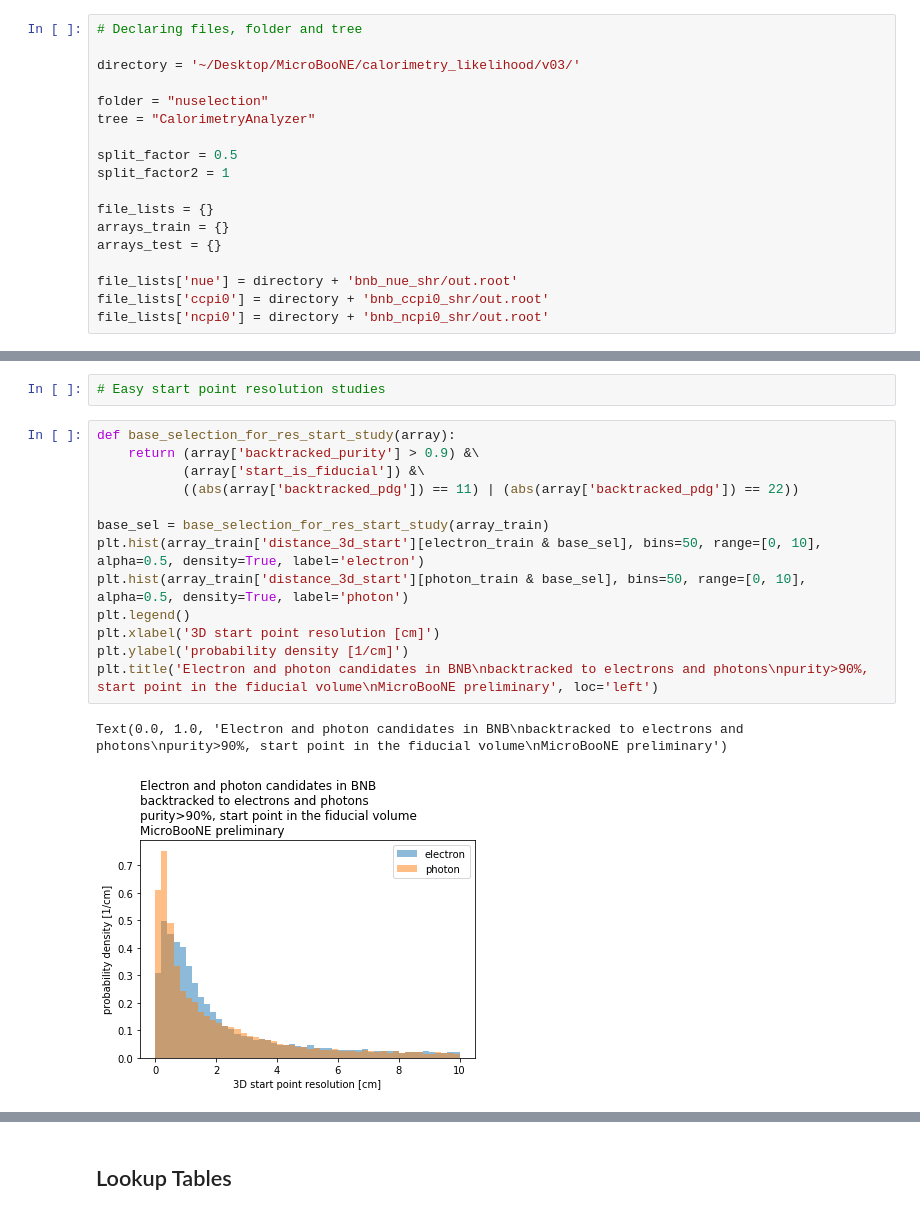
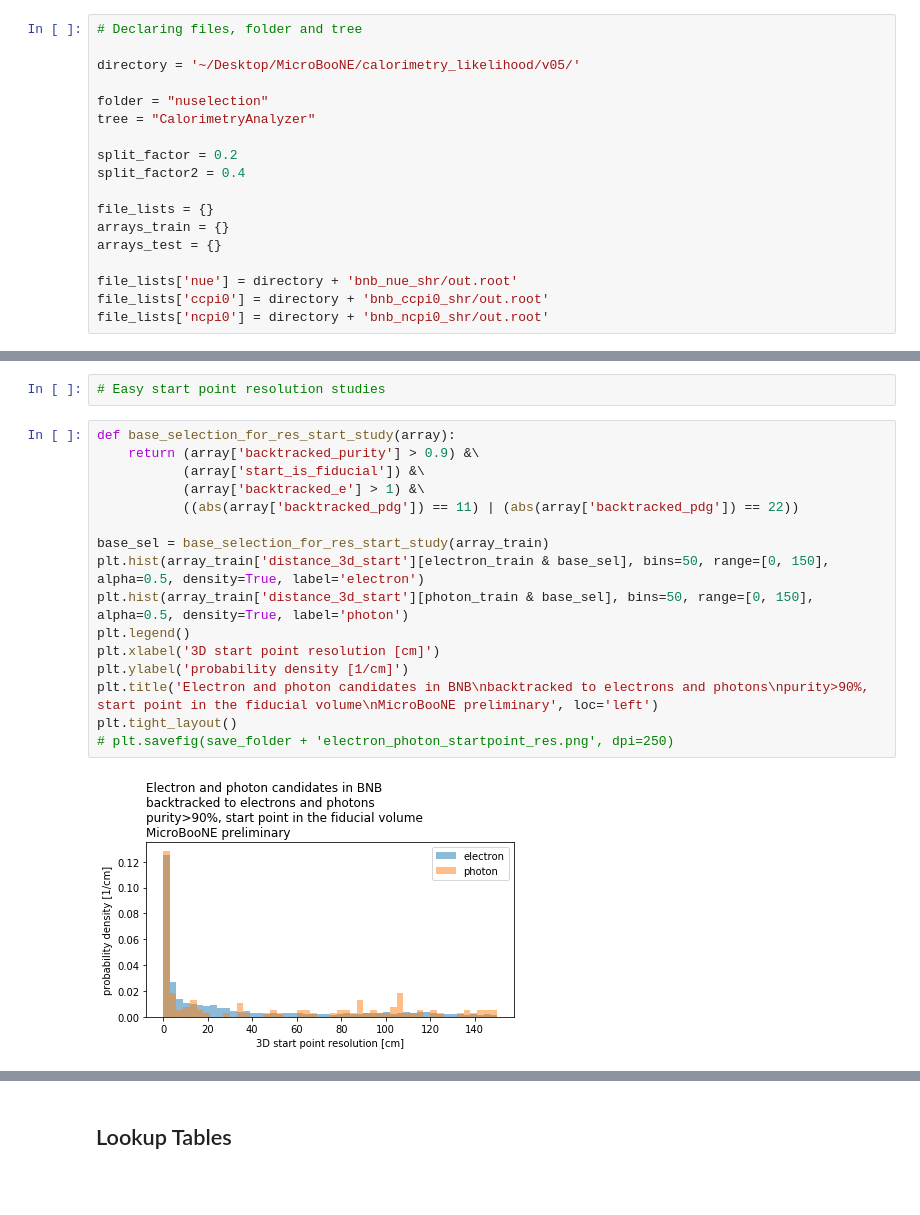
Before and after one commit to nfoppiani/calorimetry_likelihood, a Jupyter notebook: calorimetry_likelihood/calorimetry_likelihood_mc_showers.ipynb, the cells around one changed output, grey strips where cells are left out. Saved outputs shown, nothing was run; the diff lists cells and outputs as text; blank space fills up the shorter version.

```diff
--- a/calorimetry_likelihood/calorimetry_likelihood_mc_showers.ipynb
+++ b/calorimetry_likelihood/calorimetry_likelihood_mc_showers.ipynb
@@ -122,13 +122,13 @@ branches = [
 # %%
 # Declaring files, folder and tree
 
-directory = '~/Desktop/MicroBooNE/calorimetry_likelihood/v03/'
+directory = '~/Desktop/MicroBooNE/calorimetry_likelihood/v05/'
 
 folder = "nuselection"
 tree = "CalorimetryAnalyzer"
 
-split_factor = 0.5
-split_factor2 = 1
+split_factor = 0.2
+split_factor2 = 0.4
 
 file_lists = {}
 arrays_train = {}
@@ -193,16 +195,18 @@ photon_test = (abs(array_test['backtracked_pdg']) == 22)
 # %%
 def base_selection_for_res_start_study(array):
     return (array['backtracked_purity'] > 0.9) &\
            (array['start_is_fiducial']) &\
+           (array['backtracked_e'] > 1) &\
            ((abs(array['backtracked_pdg']) == 11) | (abs(array['backtracked_pdg']) == 22))
 
 base_sel = base_selection_for_res_start_study(array_train)
-plt.hist(array_train['distance_3d_start'][electron_train & base_sel], bins=50, range=[0, 10], alpha=0.5, density=True, label='electron')
-plt.hist(array_train['distance_3d_start'][photon_train & base_sel], bins=50, range=[0, 10], alpha=0.5, density=True, label='photon')
+plt.hist(array_train['distance_3d_start'][electron_train & base_sel], bins=50, range=[0, 150], alpha=0.5, density=True, label='electron')
+plt.hist(array_train['distance_3d_start'][photon_train & base_sel], bins=50, range=[0, 150], alpha=0.5, density=True, label='photon')
 plt.legend()
 plt.xlabel('3D start point resolution [cm]')
 plt.ylabel('probability density [1/cm]')
 plt.title('Electron and photon candidates in BNB\nbacktracked to electrons and photons\npurity>90%, start point in the fiducial volume\nMicroBooNE preliminary', loc='left')
+plt.tight_layout()
+# plt.savefig(save_folder + 'electron_photon_startpoint_res.png', dpi=250)
 # %% [output]
-Text(0.0, 1.0, 'Electron and photon candidates in BNB\nbacktracked to electrons and photons\npurity>90%, start point in the fiducial volume\nMicroBooNE preliminary')
-[figure, old version]
+[figure, new version]
```
Also changed, not shown: parts of 29 cells of this notebook, 15 other files.
